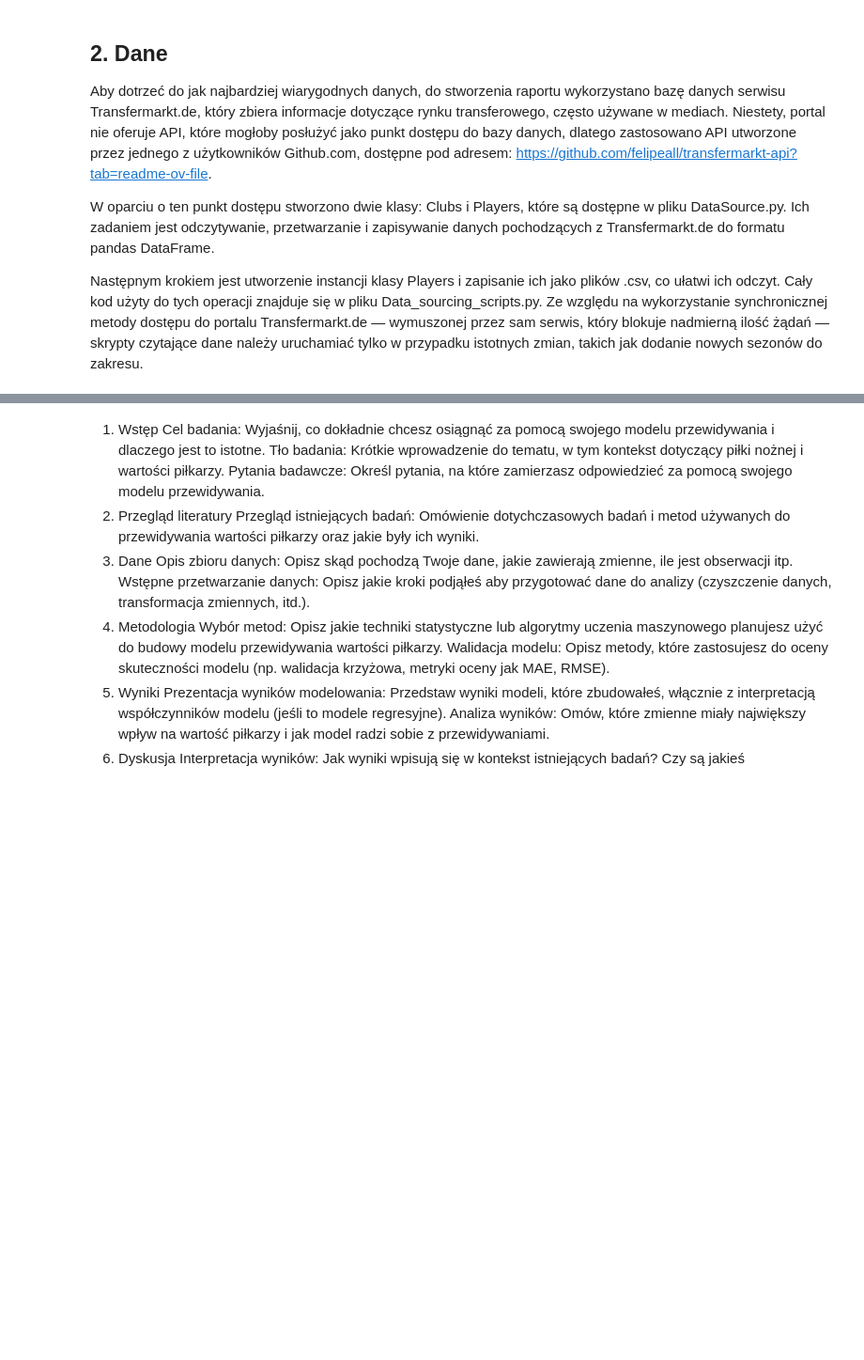
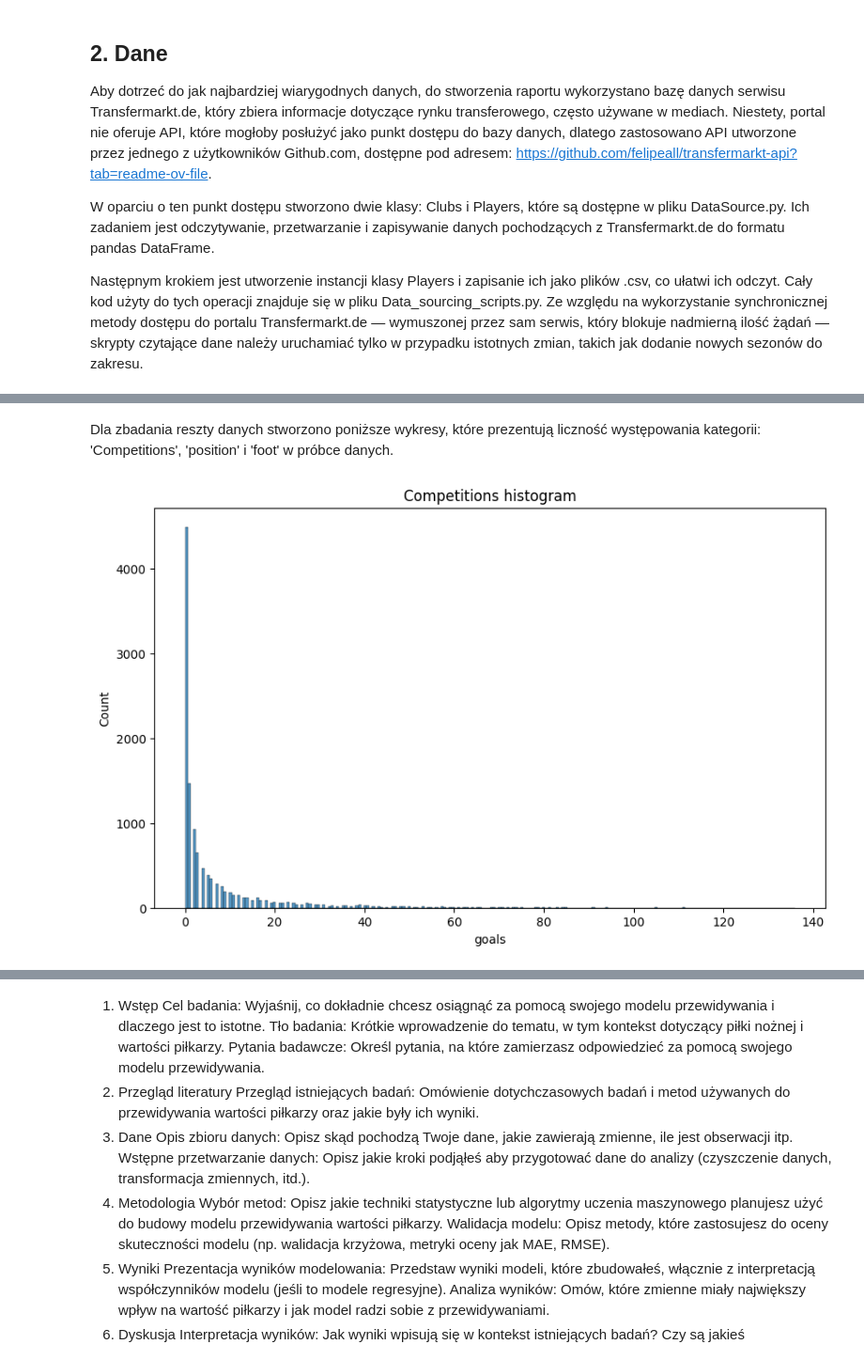
Before and after one commit to mchruszczewski/michal_chruszczewski_repo, a Jupyter notebook: Zadanie python/raport.ipynb, the cells around one changed output, grey strips where cells are left out. Shown: that part at 94% size. Cells and saved outputs as stored; diff of their text form; code cells hidden in the pictures; blank space fills up the shorter version.

```diff
--- a/Zadanie python/raport.ipynb
+++ b/Zadanie python/raport.ipynb
@@ -84,0 +107,9 @@ def adding_competitions(df, ref_data):
+# %% [markdown]
+Dla zbadania reszty danych stworzono poniższe wykresy, które prezentują liczność występowania kategorii: 'Competitions', 'position' i 'foot'  w próbce danych.
+# %%
+plt.figure(figsize=(10, 6))
+sns.histplot(data= df, x=df['goals'])
+plt.title (f"Competitions histogram")
+plt.show()
+# %% [output]
+[figure, added]
```
Also changed, not shown: parts of 33 cells of this notebook, 3 other files.
